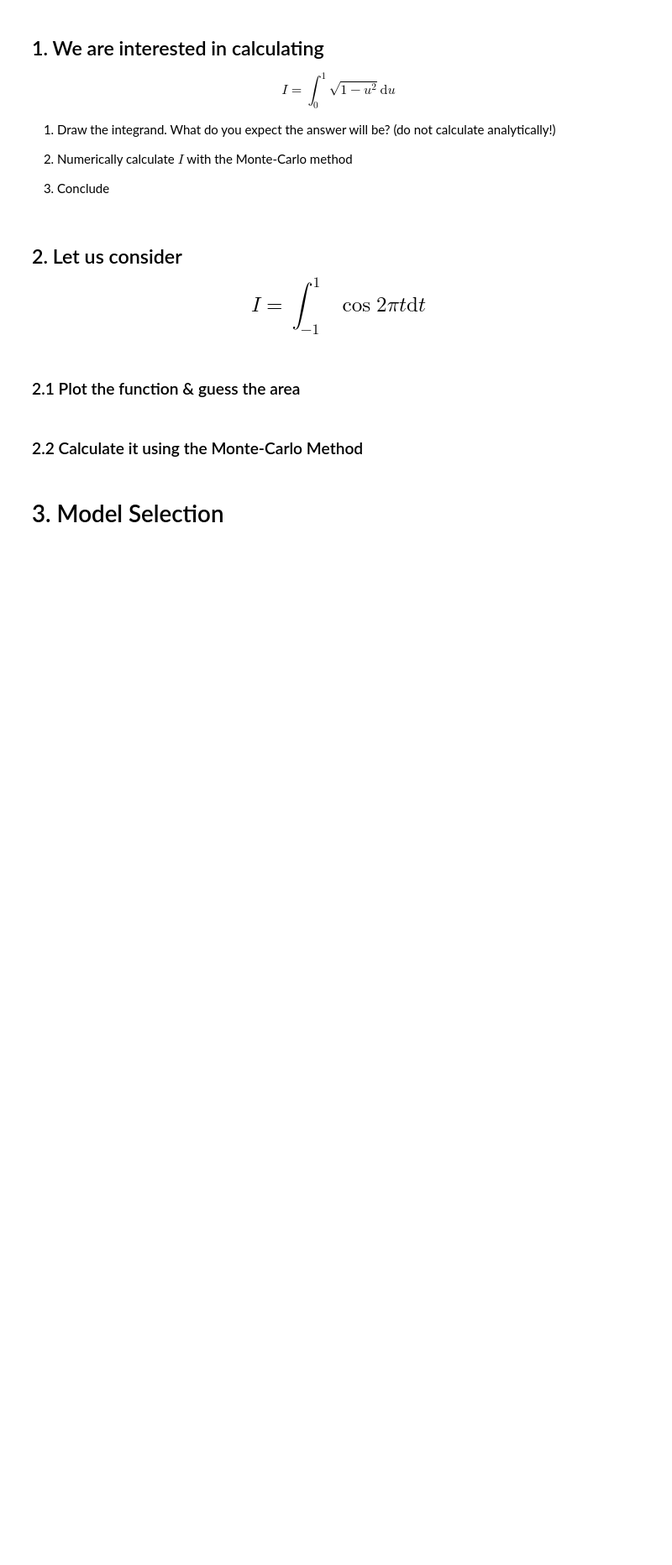
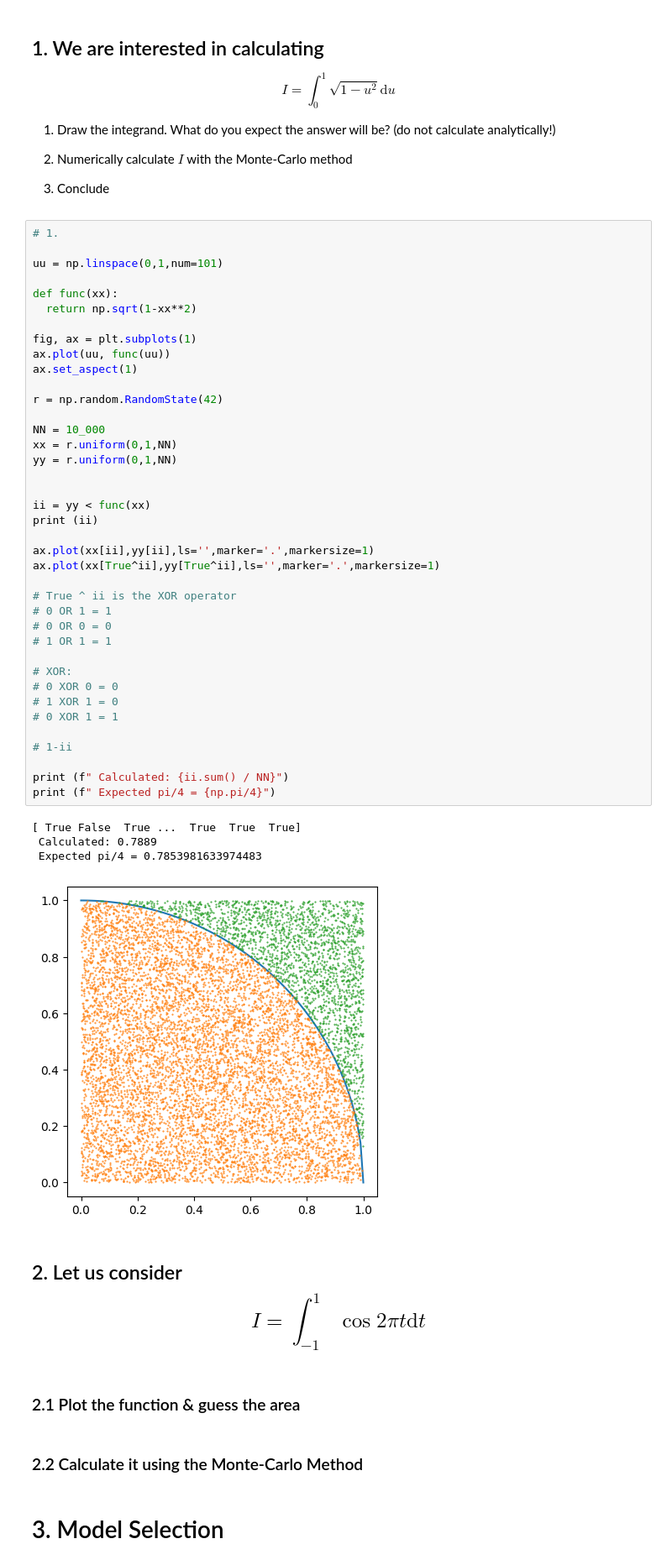
Before and after one commit to blhuillier/2025B_AstroDataAnalysis, a Jupyter notebook: Notebooks/Chap_7_Bayesian_exercise.ipynb, the cells around one changed output. Shown: that part at 84% size. Drawn from its saved outputs; the diff is of its cells as text; blank space fills up the shorter version.

```diff
--- a/Notebooks/Chap_7_Bayesian_exercise.ipynb
+++ b/Notebooks/Chap_7_Bayesian_exercise.ipynb
@@ -23,6 +23,50 @@ $$I=\int_0^1  {\sqrt{1-u^2}}\mathrm{d}u$$
 2. Numerically calculate $I$ with the Monte-Carlo method
 
 3. Conclude
+# %%
+# 1.
+
+uu = np.linspace(0,1,num=101)
+
+def func(xx):
+  return np.sqrt(1-xx**2)
+
+fig, ax = plt.subplots(1)
+ax.plot(uu, func(uu))
+ax.set_aspect(1)
+
+r = np.random.RandomState(42)
+
+NN = 10_000
+xx = r.uniform(0,1,NN)
+yy = r.uniform(0,1,NN)
+
+
+ii = yy < func(xx)
+print (ii)
+
+ax.plot(xx[ii],yy[ii],ls='',marker='.',markersize=1)
+ax.plot(xx[True^ii],yy[True^ii],ls='',marker='.',markersize=1)
+
+# True ^ ii is the XOR operator
+# 0 OR 1 = 1
+# 0 OR 0 = 0
+# 1 OR 1 = 1
+
+# XOR:
+# 0 XOR 0 = 0
+# 1 XOR 1 = 0
+# 0 XOR 1 = 1
+
+# 1-ii
+
+print (f" Calculated: {ii.sum() / NN}")
+print (f" Expected pi/4 = {np.pi/4}")
+# %% [output]
+[ True False  True ...  True  True  True]
+ Calculated: 0.7889
+ Expected pi/4 = 0.7853981633974483
+[figure, added]
 # %% [markdown]
 ## 2. Let us consider  $$I=\int_{-1}^{1} \cos 2\pi t \mathrm d t$$
 # %% [markdown]
```
Also changed, not shown: parts of 1 cell of this notebook.
